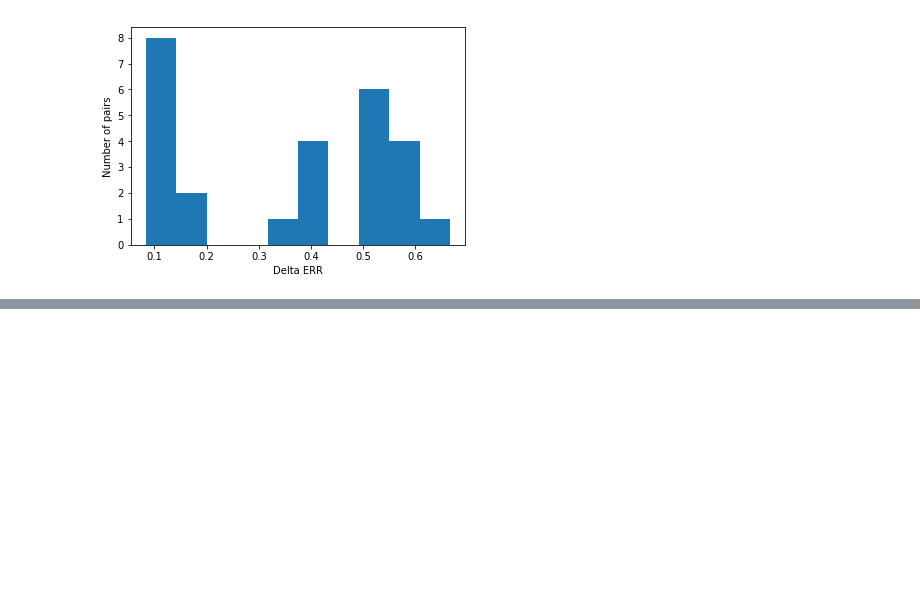
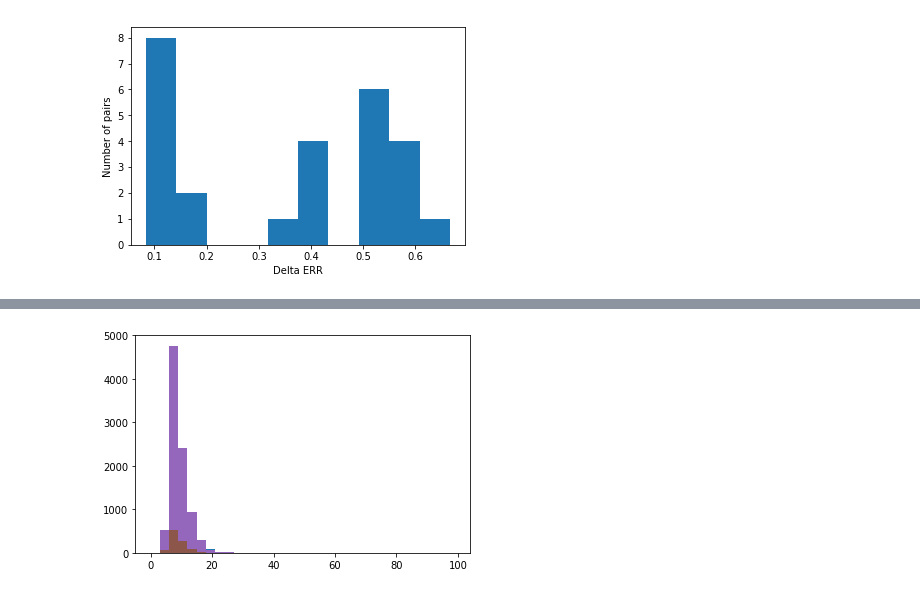
Before and after one commit to Curlykonda/IR_HW1, a Jupyter notebook: IR_HW1_B.ipynb, the cells around one changed output, grey strips where cells are left out. Saved outputs shown, nothing was run; the diff lists cells and outputs as text; code cells hidden in the pictures; blank space fills up the shorter version.

```diff
--- a/IR_HW1_B.ipynb
+++ b/IR_HW1_B.ipynb
@@ -457,0 +422,5 @@ print(n)
+# %%
+# Team-draft Interleaving with Random Click Model
+table_0_1 = fill_table(dict_rel_pairs, 0 , 1, K = 100, epsilon = 0.1, M = 1000)
+# %% [output]
+[figure, added]
```
Also changed, not shown: parts of 29 cells of this notebook.
